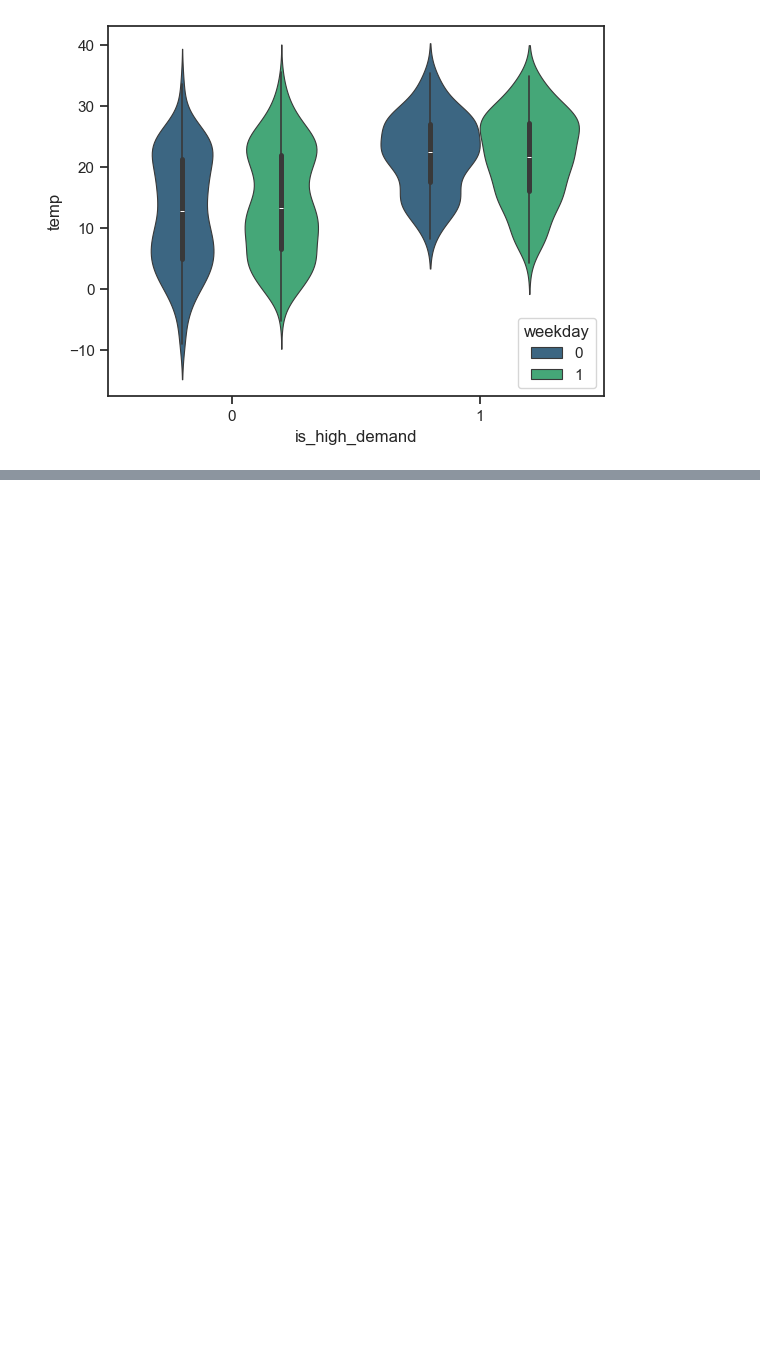
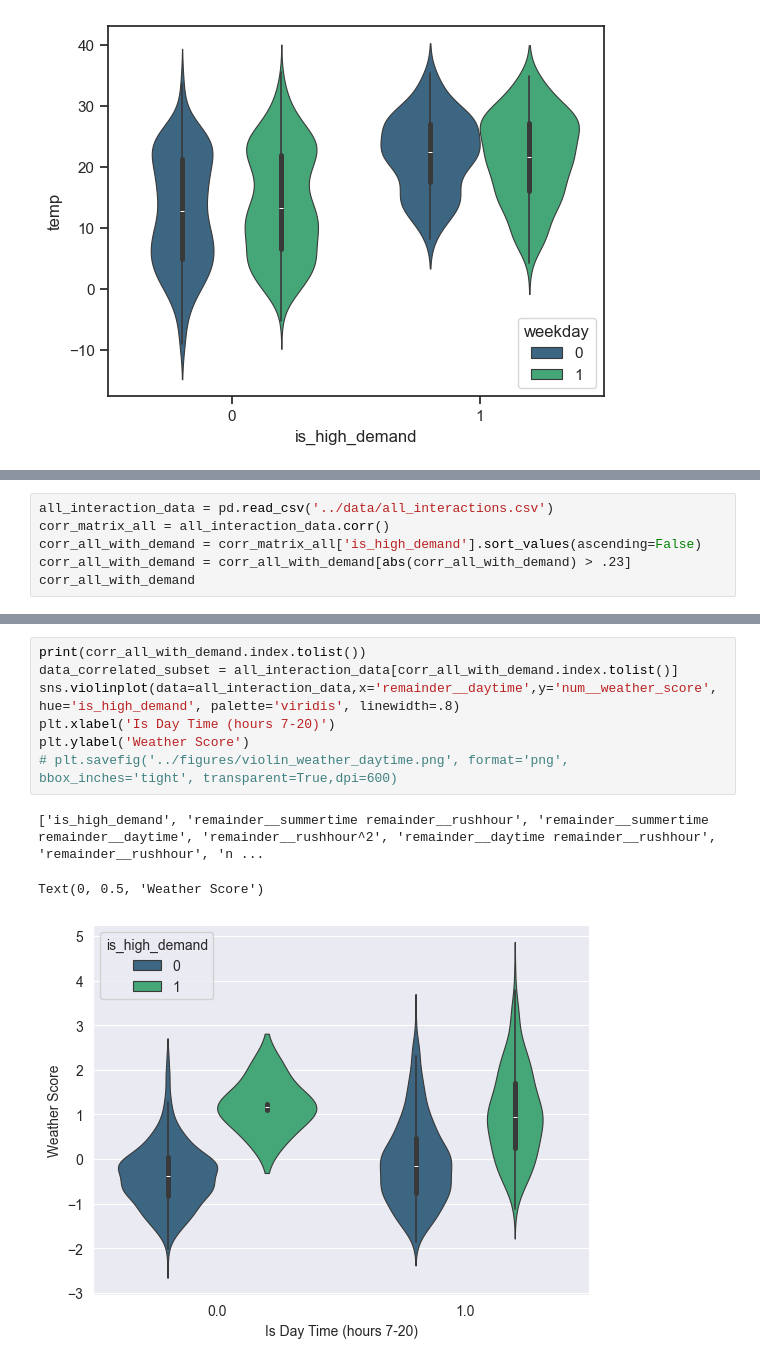
Before and after one commit to vaughankraska/BIKES_SML, a Jupyter notebook: notebooks/finn_exploratory_analysis.ipynb, the cells around one changed output, grey strips where cells are left out. Cells and saved outputs as stored; diff of their text form; blank space fills up the shorter version.

```diff
--- a/notebooks/finn_exploratory_analysis.ipynb
+++ b/notebooks/finn_exploratory_analysis.ipynb
@@ -143,0 +133,6 @@ sns.histplot(data['cloudcover'],kde=True)
+# %%
+all_interaction_data = pd.read_csv('../data/all_interactions.csv')
+corr_matrix_all = all_interaction_data.corr()
+corr_all_with_demand = corr_matrix_all['is_high_demand'].sort_values(ascending=False)
+corr_all_with_demand = corr_all_with_demand[abs(corr_all_with_demand) > .23]
+corr_all_with_demand
@@ -143,0 +157,11 @@ sns.histplot(data['cloudcover'],kde=True)
+# %%
+print(corr_all_with_demand.index.tolist())
+data_correlated_subset = all_interaction_data[corr_all_with_demand.index.tolist()]
+sns.violinplot(data=all_interaction_data,x='remainder__daytime',y='num__weather_score', hue='is_high_demand', palette='viridis', linewidth=.8)
+plt.xlabel('Is Day Time (hours 7-20)')
+plt.ylabel('Weather Score')
+# plt.savefig('../figures/violin_weather_daytime.png', format='png', bbox_inches='tight', transparent=True,dpi=600)
+# %% [output]
+['is_high_demand', 'remainder__summertime remainder__rushhour', 'remainder__summertime remainder__daytime', 'remainder__rushhour^2', 'remainder__daytime remainder__rushhour', 'remainder__rushhour', 'n ...
+Text(0, 0.5, 'Weather Score')
+[figure, added]
```
Also changed, not shown: parts of 13 cells of this notebook, 8 other files.
